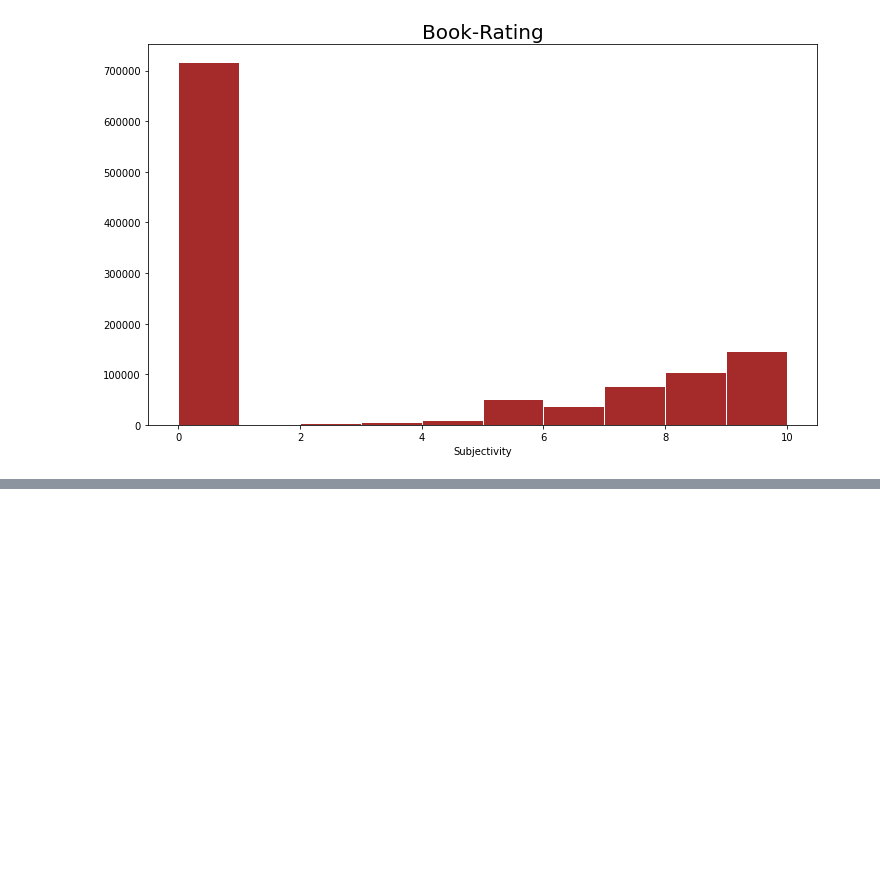
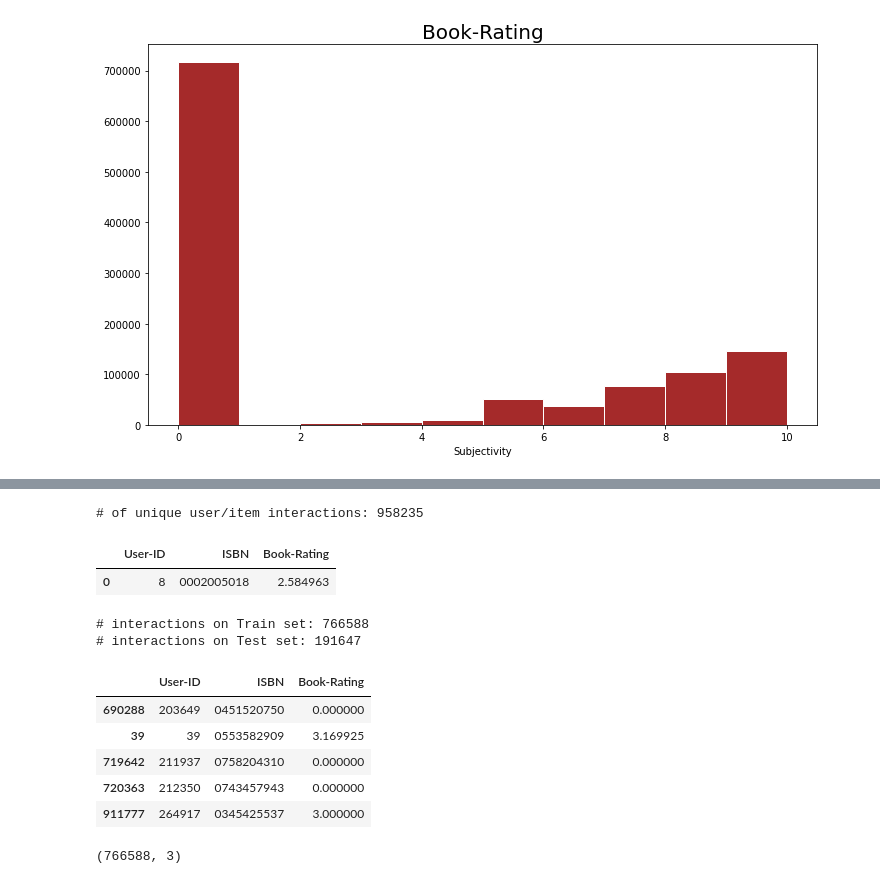
Before and after one commit to saurabhshinkar/BRS, a Jupyter notebook: Book_Recommendation_System_Saurabh_Shinkar.ipynb, the cells around one changed output, grey strips where cells are left out. Saved outputs shown, nothing was run; the diff lists cells and outputs as text; code cells hidden in the pictures; blank space fills up the shorter version.

```diff
--- a/Book_Recommendation_System_Saurabh_Shinkar.ipynb
+++ b/Book_Recommendation_System_Saurabh_Shinkar.ipynb
@@ -605,0 +701,35 @@ plt.show()
+# %%
+def smooth_user_preference(x):
+    return math.log(1+x, 2)
+
+interactions_full_df = interactions_from_selected_users_df.groupby(['User-ID', 'ISBN'])['Book-Rating'].sum().apply(smooth_user_preference).reset_index()
+print('# of unique user/item interactions: %d' % len(interactions_full_df))
+interactions_full_df.head(1)
+# %% [output]
+# of unique user/item interactions: 958235
+|  | User-ID | ISBN | Book-Rating |
+| 0 | 8 | 0002005018 | 2.584963 |
+# %%
+interactions_train_df, interactions_test_df = train_test_split(interactions_full_df,
+                                   stratify=interactions_full_df['User-ID'],
+                                   test_size=0.20,
+                                   random_state=42)
+
+print('# interactions on Train set: %d' % len(interactions_train_df))
+print('# interactions on Test set: %d' % len(interactions_test_df))
+# %% [output]
+# interactions on Train set: 766588
+# interactions on Test set: 191647
+# %%
+interactions_train_df.head()
+# %% [output]
+|  | User-ID | ISBN | Book-Rating |
+| 690288 | 203649 | 0451520750 | 0.000000 |
+| 39 | 39 | 0553582909 | 3.169925 |
+| 719642 | 211937 | 0758204310 | 0.000000 |
+| 720363 | 212350 | 0743457943 | 0.000000 |
+| 911777 | 264917 | 0345425537 | 3.000000 |
+# %%
+interactions_train_df.shape
+# %% [output]
+(766588, 3)
```
Also changed, not shown: parts of 17 cells of this notebook.
